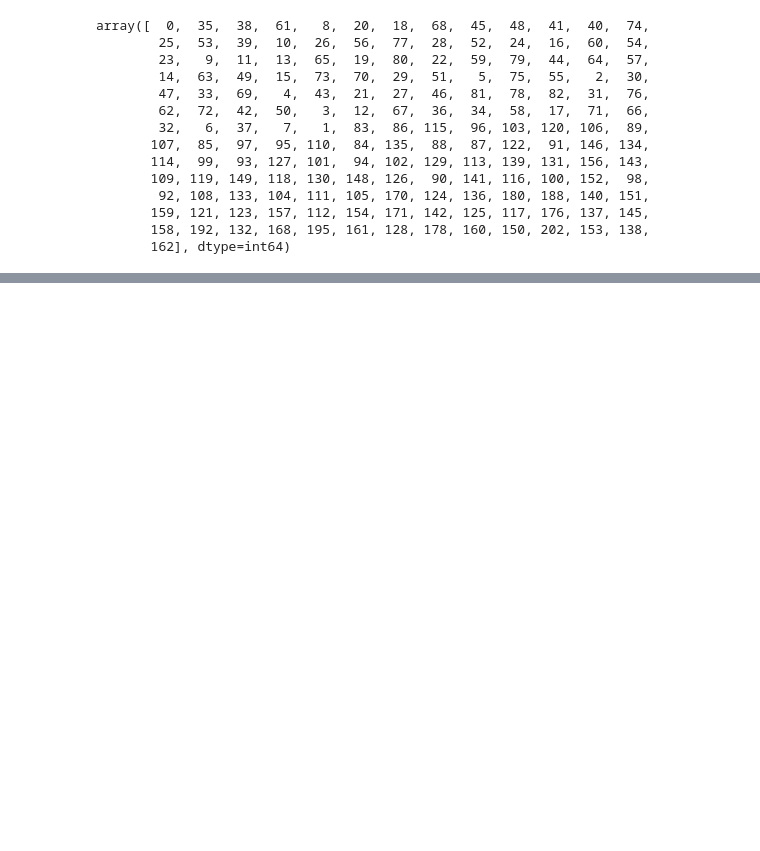
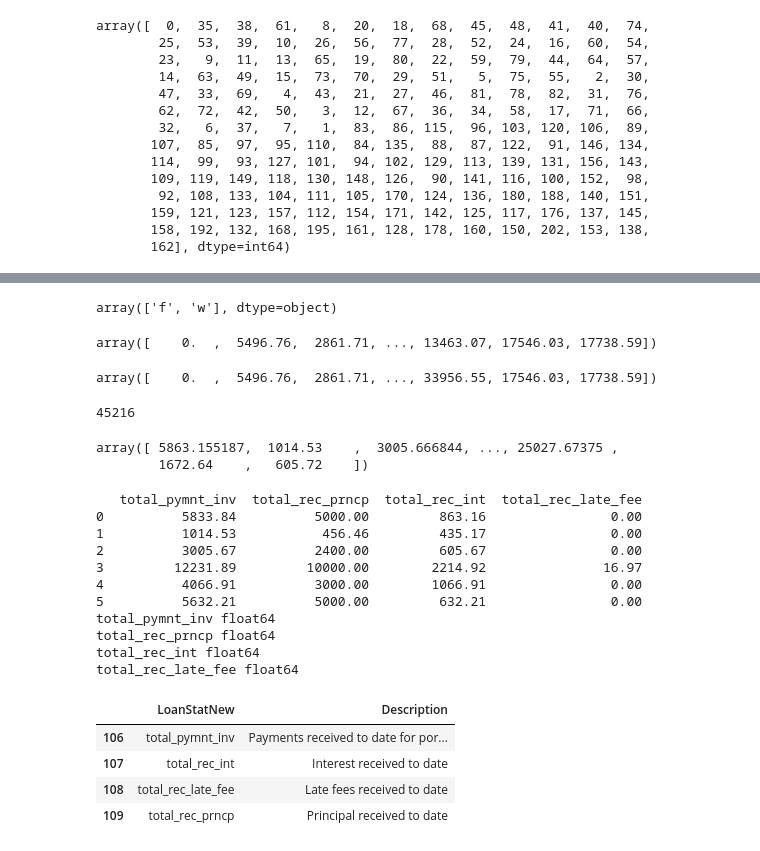
Before and after one commit to anilrajgr/udacity-machine-learning, a Jupyter notebook: projects/capstone/csv2dataframe.ipynb, the cells around one changed output, grey strips where cells are left out. Saved outputs shown, nothing was run; the diff lists cells and outputs as text; code cells hidden in the pictures; blank space fills up the shorter version.

```diff
--- a/projects/capstone/csv2dataframe.ipynb
+++ b/projects/capstone/csv2dataframe.ipynb
@@ -713,0 +851,54 @@ array([  0,  35,  38,  61,   8,  20,  18,  68,  45,  48,  41,  40,  74,
+# %%
+# Start analyzing initial_list_status
+loan_data['initial_list_status'].unique()
+# %% [output]
+array(['f', 'w'], dtype=object)
+# %%
+# Start analyzing out_prncp
+loan_data['out_prncp'].unique()
+# %% [output]
+array([    0.  ,  5496.76,  2861.71, ..., 13463.07, 17546.03, 17738.59])
+# %%
+# Start analyzing out_prncp_inv
+loan_data['out_prncp_inv'].unique()
+# %% [output]
+array([    0.  ,  5496.76,  2861.71, ..., 33956.55, 17546.03, 17738.59])
+# %%
+# Want to see if the out_prncp and out_prncp_inv are ever different
+df_ = loan_data['out_prncp'] - loan_data['out_prncp_inv'] != 0
+df = df_.to_frame()
+print(len(df.loc[df[0] == True]))
+# %% [output]
+45216
+# %%
+# Since, there is a non-zero number of cases where the the out_prncp and out_prncp_inv are different, I am keeping it.
+# Though, 45K entries out of 1.7million seems small.o
+
+# Start analyzing total_pymnt
+loan_data['total_pymnt'].unique()
+# %% [output]
+array([ 5863.155187,  1014.53    ,  3005.666844, ..., 25027.67375 ,
+        1672.64    ,   605.72    ])
+# %%
+# Moving to next 4 columns
+print(loan_data.iloc[:6,33:37])
+for y in loan_data.columns[33:37]:
+  print(y, loan_data[y].dtype)
+loan_dict.loc[loan_dict['LoanStatNew'].isin(list(loan_data.columns.values[33:37]))]
+# %% [output]
+   total_pymnt_inv  total_rec_prncp  total_rec_int  total_rec_late_fee
+0          5833.84          5000.00         863.16                0.00
+1          1014.53           456.46         435.17                0.00
+2          3005.67          2400.00         605.67                0.00
+3         12231.89         10000.00        2214.92               16.97
+4          4066.91          3000.00        1066.91                0.00
+5          5632.21          5000.00         632.21                0.00
+total_pymnt_inv float64
+total_rec_prncp float64
+total_rec_int float64
+total_rec_late_fee float64
+|  | LoanStatNew | Description |
+| 106 | total_pymnt_inv | Payments received to date for por... |
+| 107 | total_rec_int | Interest received to date |
+| 108 | total_rec_late_fee | Late fees received to date |
+| 109 | total_rec_prncp | Principal received to date |
```
Also changed, not shown: parts of 10 cells of this notebook.
